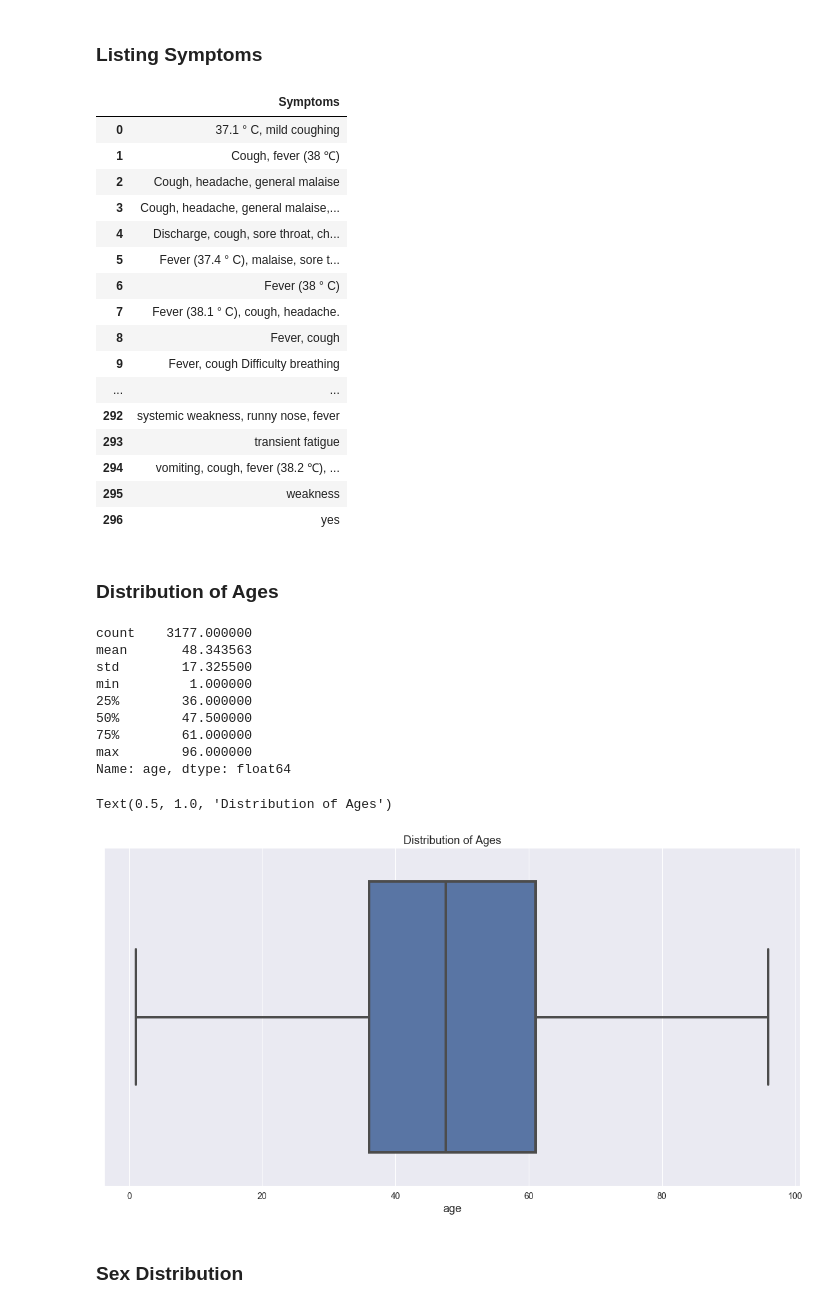
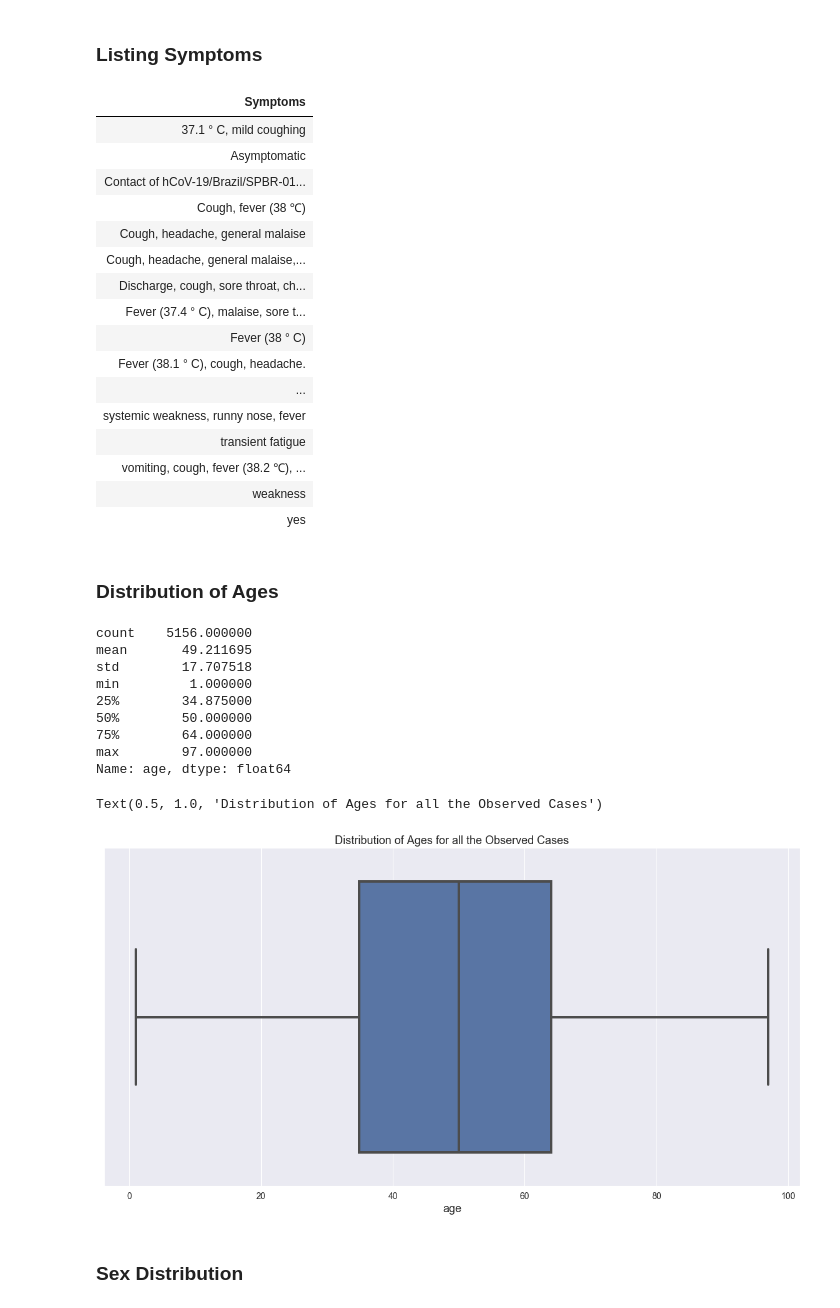
Before and after one commit to gachet/Coronavirus-2019-Analysis, a Jupyter notebook: Coronavirus_Analysis.ipynb, the cells around one changed output. Cells and saved outputs as stored; diff of their text form; code cells hidden in the pictures.

```diff
--- a/Coronavirus_Analysis.ipynb
+++ b/Coronavirus_Analysis.ipynb
@@ -378,0 +645,2 @@ details = pd.concat([details_in_Hubei, details_outside_Hubei], ignore_index=True
+# %%
+details = pd.read_csv(f'{path_to_dataset}/latestdata.csv')
@@ -383,28 +672,30 @@ symptoms = sorted([ item for item in list(set(details['symptoms'])) if type(item
 # %%
 dfSymptoms = pd.DataFrame.from_dict({'Symptoms': symptoms})
 
+
 # Aligning to the left
 dfSymptoms.style\
+    .hide_index()\
     .set_properties(**{'text-align': 'left'})\
     .set_table_styles([dict(selector='th', props=[('text-align', 'left')])])
 # %% [output]
-|  | Symptoms |
-| 0 | 37.1 ° C, mild coughing |
-| 1 | Cough, fever (38 ℃) |
-| 2 | Cough, headache, general malaise |
-| 3 | Cough, headache, general malaise,... |
-| 4 | Discharge, cough, sore throat, ch... |
-| 5 | Fever (37.4 ° C), malaise, sore t... |
-| 6 | Fever (38 ° C) |
-| 7 | Fever (38.1 ° C), cough, headache. |
-| 8 | Fever, cough |
-| 9 | Fever, cough Difficulty breathing |
-| ... | ... |
-| 292 | systemic weakness, runny nose, fever |
-| 293 | transient fatigue |
-| 294 | vomiting, cough, fever (38.2 ℃), ... |
-| 295 | weakness |
-| 296 | yes |
+| Symptoms |
+| 37.1 ° C, mild coughing |
+| Asymptomatic |
+| Contact of hCoV-19/Brazil/SPBR-01... |
+| Cough, fever (38 ℃) |
+| Cough, headache, general malaise |
+| Cough, headache, general malaise,... |
+| Discharge, cough, sore throat, ch... |
+| Fever (37.4 ° C), malaise, sore t... |
+| Fever (38 ° C) |
+| Fever (38.1 ° C), cough, headache. |
+| ... |
+| systemic weakness, runny nose, fever |
+| transient fatigue |
+| vomiting, cough, fever (38.2 ℃), ... |
+| weakness |
+| yes |
 # %% [markdown]
 ### Distribution of Ages
 # %%
@@ -420,21 +711,21 @@ ages = ages[ages.isna() == False]
 # %%
 ages.describe()
 # %% [output]
-count    3177.000000
-mean       48.343563
-std        17.325500
+count    5156.000000
+mean       49.211695
+std        17.707518
 min         1.000000
-25%        36.000000
-50%        47.500000
-75%        61.000000
-max        96.000000
+25%        34.875000
+50%        50.000000
+75%        64.000000
+max        97.000000
 Name: age, dtype: float64
 # %%
 sns.boxplot(ages)
-plt.title('Distribution of Ages')
+plt.title('Distribution of Ages for all the Observed Cases')
 # %% [output]
-Text(0.5, 1.0, 'Distribution of Ages')
+Text(0.5, 1.0, 'Distribution of Ages for all the Observed Cases')
-[figure, old version]
+[figure, new version]
 # %% [markdown]
 ### Sex Distribution
 # %%
```
Also changed, not shown: parts of 96 cells of this notebook, 16 other files.
